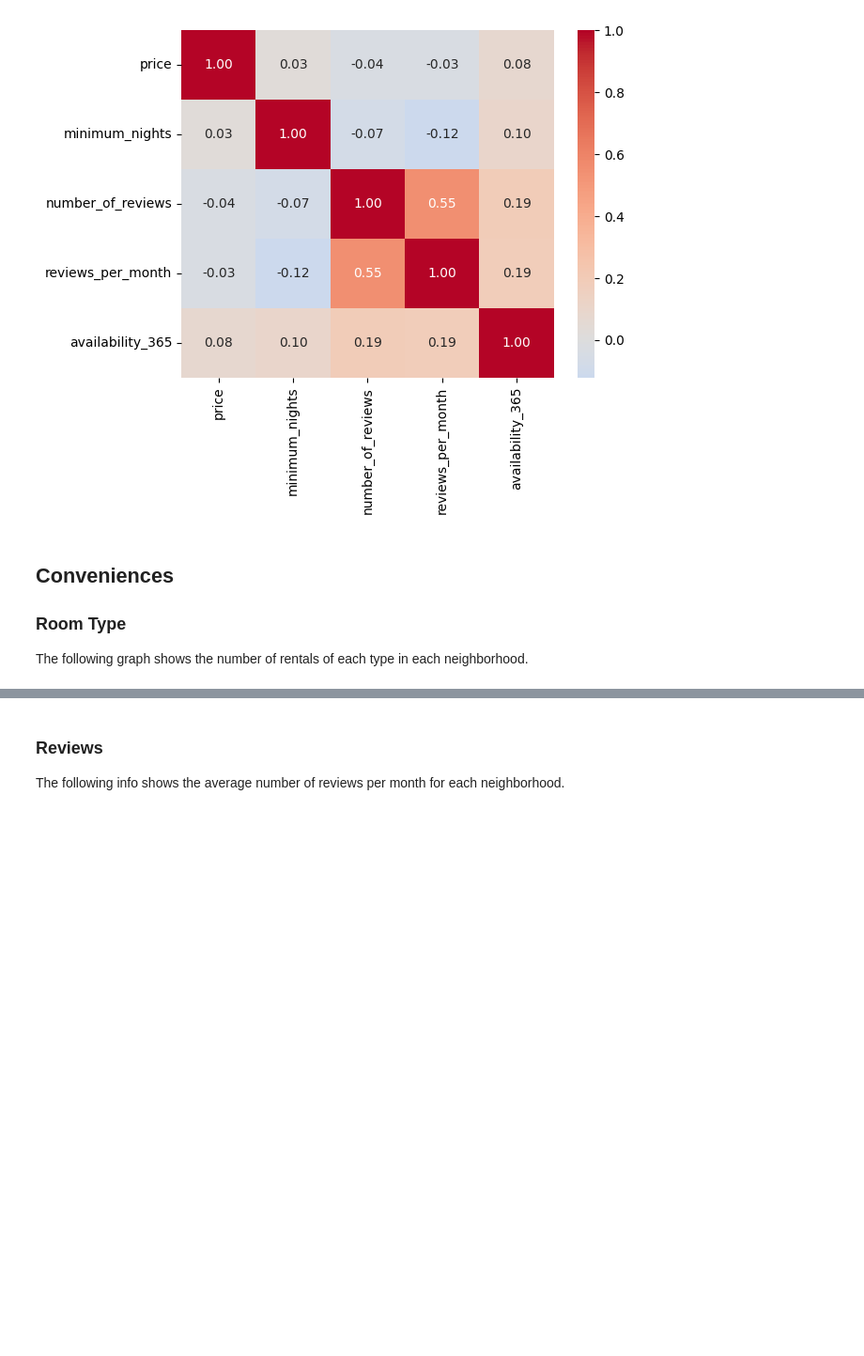
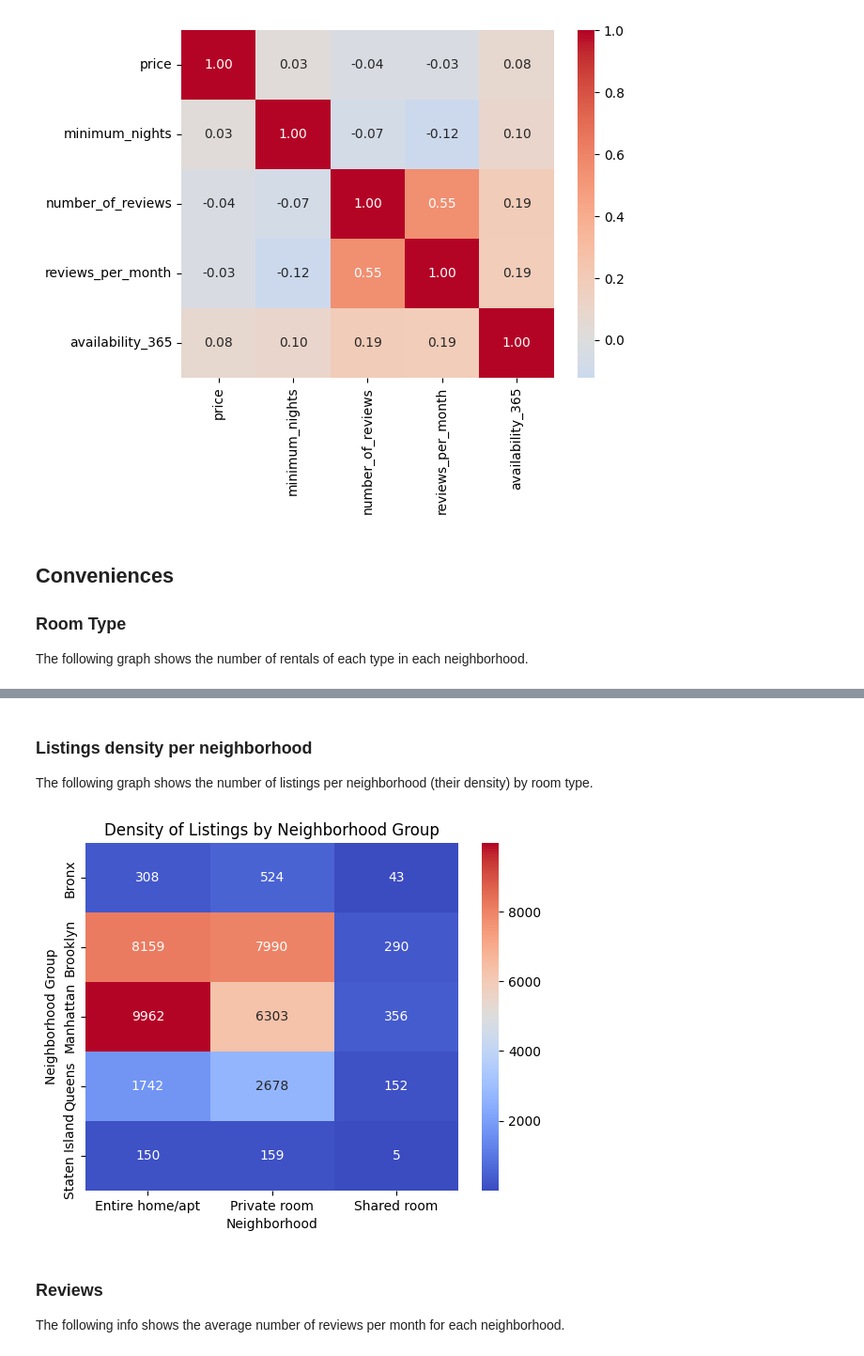
Before and after one commit to dariasmyr/airbnb-explorer, a Jupyter notebook: nyc_listings_report.ipynb, the cells around one changed output, grey strips where cells are left out. Shown at 94% size. Saved outputs shown, nothing was run; the diff lists cells and outputs as text; code cells hidden in the pictures; blank space fills up the shorter version.

```diff
--- a/nyc_listings_report.ipynb
+++ b/nyc_listings_report.ipynb
@@ -127,4 +59,15 @@ FROM "Listings"
 [figure]
+# %% [markdown]
+### Listings density per neighborhood
+The following graph shows the number of listings per neighborhood (their density) by room type.
+# %%
+def get_metrics():
+    metrics = Metrics()
+    metrics.heatmap_density_of_listings()
+
+get_metrics()
+# %% [output]
+[figure, added]
 # %% [markdown]
 ### Reviews
 The following info shows the average number of reviews per month for each neighborhood.
```
Also changed, not shown: parts of 8 cells of this notebook, 4 other files.
